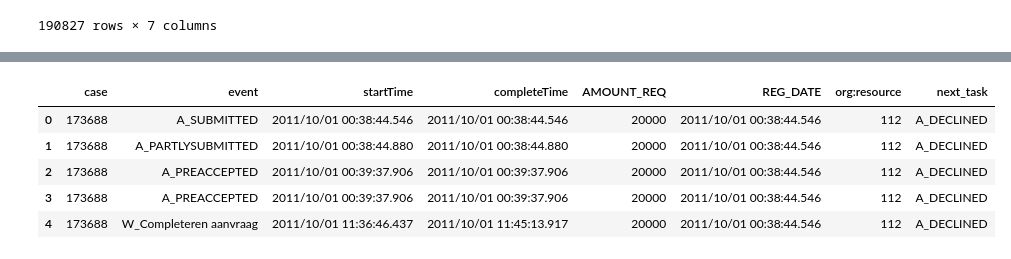
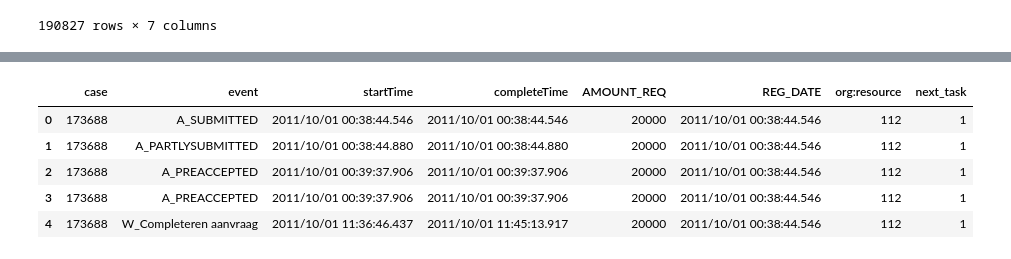
Before and after one commit to hbakardzhiev/DBL_Process_mining, a Jupyter notebook: draft.ipynb, the cells around one changed output, grey strips where cells are left out. Saved outputs shown, nothing was run; the diff lists cells and outputs as text; code cells hidden in the pictures.

Commit message:
jit + first working version of next tasks

```diff
--- a/draft.ipynb
+++ b/draft.ipynb
@@ -145,14 +145,23 @@ data_iterrated = data.copy()
 #         break
 #     data["next_task"] = data.at[i[0]+1, 'case'] if (data.at[i[0] + 1, "case"] == i[1]["case"]) else 'null'
 
-@jit()
-def calculator_nb(case, event):
+@jit(nopython=True, parallel=True)
+def calculator_nb(case):
     res = np.empty(len(case))
-    for idx, i in enumerate(case):
-        if (idx+1 >= len(data)):
+    idx = 0
+    for _ in case:
+        # print(idx)
+        if (idx+1 >= len(case)):
             break
-        res[idx] = case[idx + 1] if (event[idx + 1] == event[i]) else 0
+        if (case[idx + 1] != case[idx]):
+            res[idx] = case[idx + 1]
+        else:
+            res[idx] = 0
+
+        idx+=1
     return res
 
-data_iterrated["next_task"] = calculator_nb(data_iterrated['case'].array, data_iterrated["event"].array)
+
+# print(data_iterrated['case'].array)
+data_iterrated["next_task"] = calculator_nb(data_iterrated['case'].values)
 # %% [output]
@@ -177,9 +196,9 @@ IndexError: index 190827 is out of bounds for axis 0 with size 190827
 # %%
-data.head()
+data_iterrated.head()
 # %% [output]
 |  | case | event | startTime | completeTime | AMOUNT_REQ | REG_DATE | org:resource | next_task |
-| 0 | 173688 | A_SUBMITTED | 2011/10/01 00:38:44.546 | 2011/10/01 00:38:44.546 | 20000 | 2011/10/01 00:38:44.546 | 112 | A_DECLINED |
-| 1 | 173688 | A_PARTLYSUBMITTED | 2011/10/01 00:38:44.880 | 2011/10/01 00:38:44.880 | 20000 | 2011/10/01 00:38:44.546 | 112 | A_DECLINED |
-| 2 | 173688 | A_PREACCEPTED | 2011/10/01 00:39:37.906 | 2011/10/01 00:39:37.906 | 20000 | 2011/10/01 00:38:44.546 | 112 | A_DECLINED |
-| 3 | 173688 | A_PREACCEPTED | 2011/10/01 00:39:37.906 | 2011/10/01 00:39:37.906 | 20000 | 2011/10/01 00:38:44.546 | 112 | A_DECLINED |
-| 4 | 173688 | W_Completeren aanvraag | 2011/10/01 11:36:46.437 | 2011/10/01 11:45:13.917 | 20000 | 2011/10/01 00:38:44.546 | 112 | A_DECLINED |
+| 0 | 173688 | A_SUBMITTED | 2011/10/01 00:38:44.546 | 2011/10/01 00:38:44.546 | 20000 | 2011/10/01 00:38:44.546 | 112 | 1 |
+| 1 | 173688 | A_PARTLYSUBMITTED | 2011/10/01 00:38:44.880 | 2011/10/01 00:38:44.880 | 20000 | 2011/10/01 00:38:44.546 | 112 | 1 |
+| 2 | 173688 | A_PREACCEPTED | 2011/10/01 00:39:37.906 | 2011/10/01 00:39:37.906 | 20000 | 2011/10/01 00:38:44.546 | 112 | 1 |
+| 3 | 173688 | A_PREACCEPTED | 2011/10/01 00:39:37.906 | 2011/10/01 00:39:37.906 | 20000 | 2011/10/01 00:38:44.546 | 112 | 1 |
+| 4 | 173688 | W_Completeren aanvraag | 2011/10/01 11:36:46.437 | 2011/10/01 11:45:13.917 | 20000 | 2011/10/01 00:38:44.546 | 112 | 1 |
```
Also changed, not shown: parts of 2 cells of this notebook.
